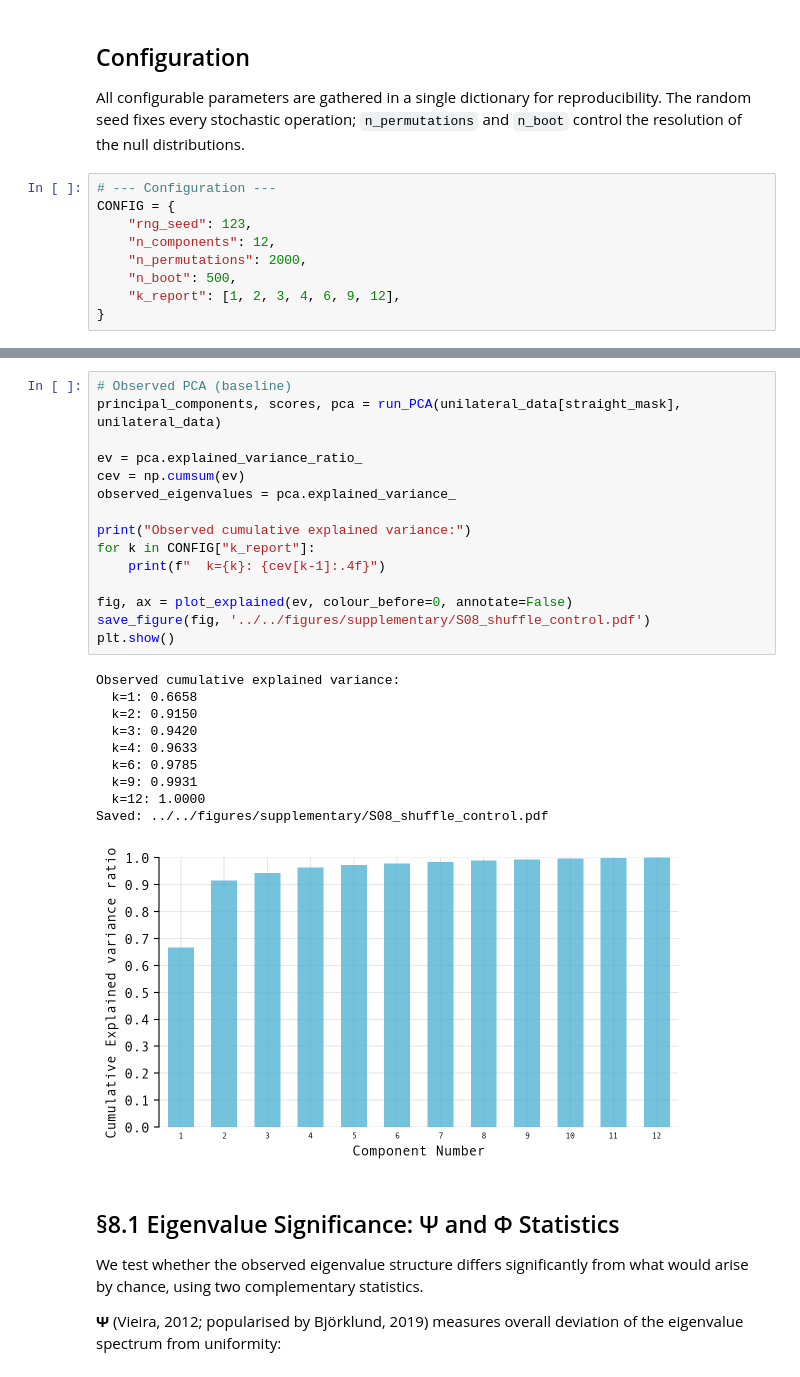
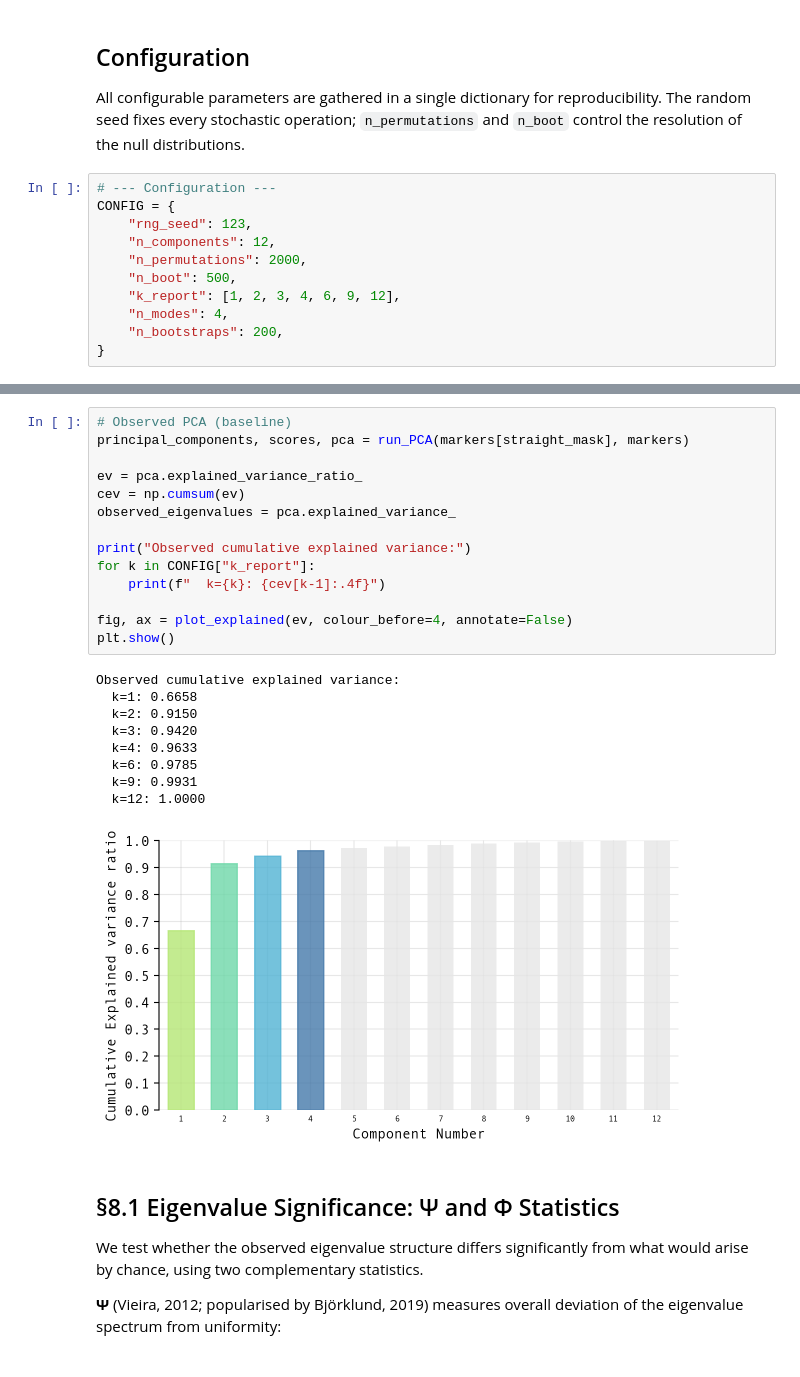
Before and after one commit to LydiaFrance/kinematic-morphospace, a Jupyter notebook: examples/hawks/06_RobustnessValidation.ipynb, the cells around one changed output, grey strips where cells are left out. Drawn from its saved outputs; the diff is of its cells as text.

```diff
--- a/examples/hawks/06_RobustnessValidation.ipynb
+++ b/examples/hawks/06_RobustnessValidation.ipynb
@@ -70,6 +77,8 @@ CONFIG = {
     "n_permutations": 2000,
     "n_boot": 500,
     "k_report": [1, 2, 3, 4, 6, 9, 12],
+    "n_modes": 4,
+    "n_bootstraps": 200,
 }
 # %% [markdown]
 ## Data loading
@@ -162,29 +161,27 @@ CEV at rank *k* is the fraction of total variance captured by the first *k* prin
 # %%
 # Observed PCA (baseline)
-principal_components, scores, pca = run_PCA(unilateral_data[straight_mask], unilateral_data)
+principal_components, scores, pca = run_PCA(markers[straight_mask], markers)
 
 ev = pca.explained_variance_ratio_
 cev = np.cumsum(ev)
 observed_eigenvalues = pca.explained_variance_
 
 print("Observed cumulative explained variance:")
 for k in CONFIG["k_report"]:
     print(f"  k={k}: {cev[k-1]:.4f}")
 
-fig, ax = plot_explained(ev, colour_before=0, annotate=False)
-save_figure(fig, '../../figures/supplementary/S08_shuffle_control.pdf')
+fig, ax = plot_explained(ev, colour_before=4, annotate=False)
 plt.show()
 # %% [output]
 Observed cumulative explained variance:
   k=1: 0.6658
   k=2: 0.9150
   k=3: 0.9420
   k=4: 0.9633
   k=6: 0.9785
   k=9: 0.9931
   k=12: 1.0000
-Saved: ../../figures/supplementary/S08_shuffle_control.pdf
-[figure, old version]
+[figure, new version]
 # %% [markdown]
 ## §8.1 Eigenvalue Significance: Ψ and Φ Statistics
 
```
Also changed, not shown: parts of 42 cells of this notebook.
